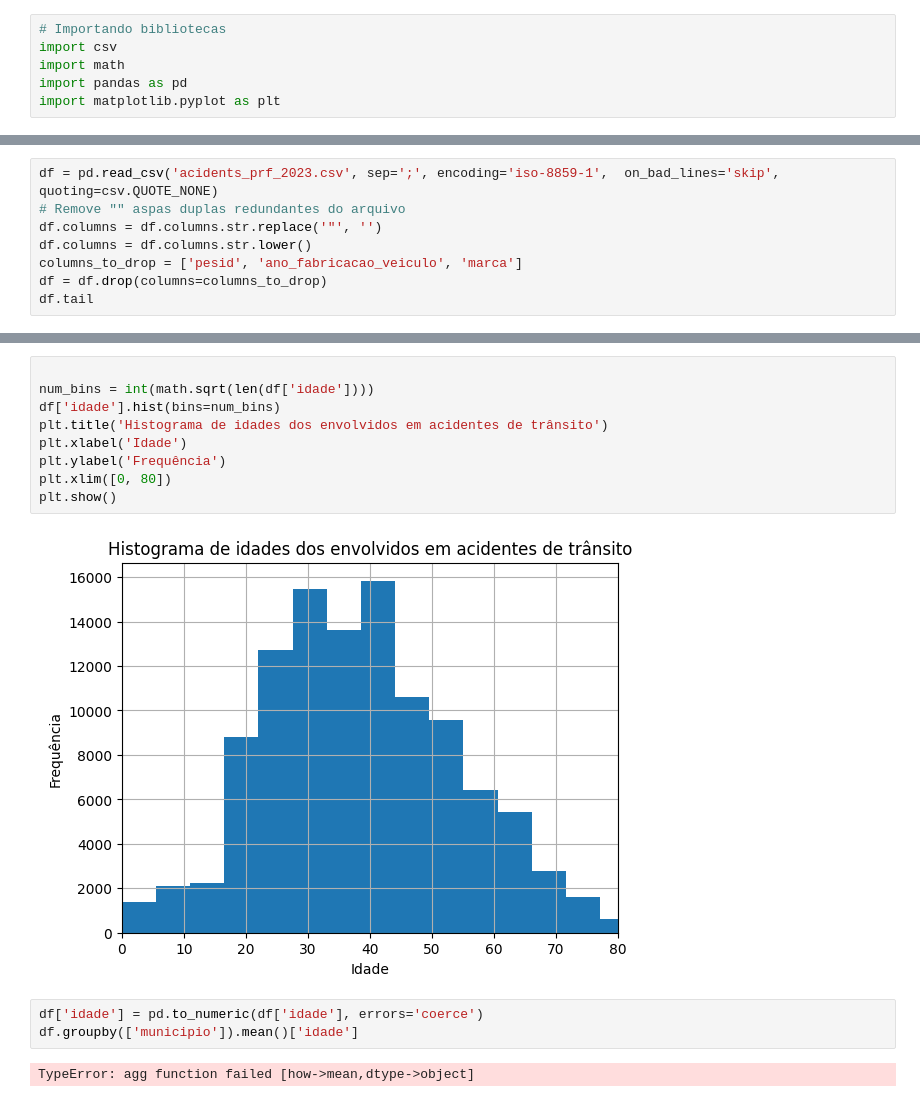
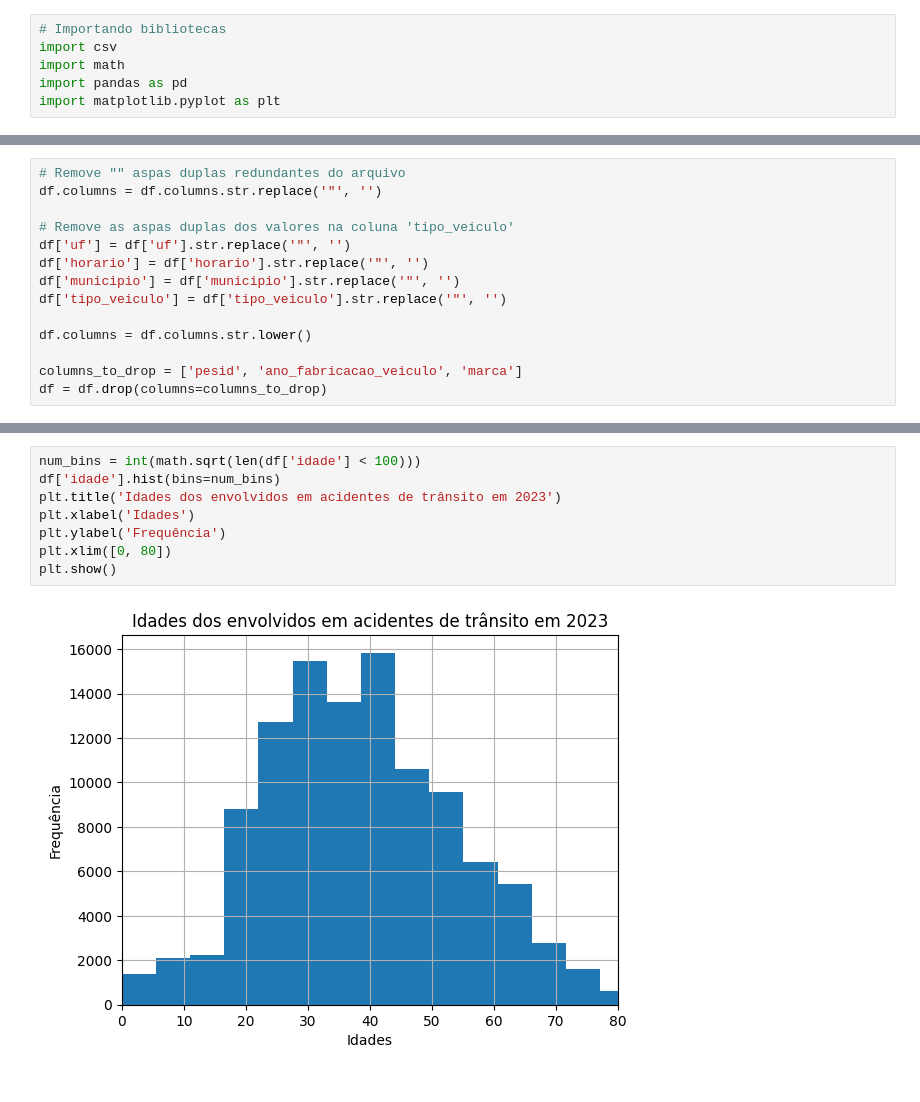
Before and after one commit to yotta0/Projeto-Big-Data, a Jupyter notebook: aed_e_ml.ipynb, the cells around one changed output, grey strips where cells are left out. Cells and saved outputs as stored; diff of their text form.

Commit message:
feat(back-end): updated exploratory data with more cleaner in dataset and added more graphics

```diff
--- a/aed_e_ml.ipynb
+++ b/aed_e_ml.ipynb
@@ -35,8 +51,14 @@ import matplotlib.pyplot as plt
 # %%
-df = pd.read_csv('acidents_prf_2023.csv', sep=';', encoding='iso-8859-1',  on_bad_lines='skip', quoting=csv.QUOTE_NONE)
 # Remove "" aspas duplas redundantes do arquivo
 df.columns = df.columns.str.replace('"', '')
+
+# Remove as aspas duplas dos valores na coluna 'tipo_veiculo'
+df['uf'] = df['uf'].str.replace('"', '')
+df['horario'] = df['horario'].str.replace('"', '')
+df['municipio'] = df['municipio'].str.replace('"', '')
+df['tipo_veiculo'] = df['tipo_veiculo'].str.replace('"', '')
+
 df.columns = df.columns.str.lower()
+
 columns_to_drop = ['pesid', 'ano_fabricacao_veiculo', 'marca']
 df = df.drop(columns=columns_to_drop)
-df.tail
@@ -61,16 +65,10 @@ df.tail
 # %%
-
-num_bins = int(math.sqrt(len(df['idade'])))
+num_bins = int(math.sqrt(len(df['idade'] < 100)))
 df['idade'].hist(bins=num_bins)
-plt.title('Histograma de idades dos envolvidos em acidentes de trânsito')
-plt.xlabel('Idade')
+plt.title('Idades dos envolvidos em acidentes de trânsito em 2023')
+plt.xlabel('Idades')
 plt.ylabel('Frequência')
 plt.xlim([0, 80])
 plt.show()
 # %% [output]
-[figure, old version]
+[figure, new version]
-# %%
-df['idade'] = pd.to_numeric(df['idade'], errors='coerce')
-df.groupby(['municipio']).mean()['idade']
-# %% [output]
-TypeError: agg function failed [how->mean,dtype->object]
```
Also changed, not shown: parts of 12 cells of this notebook.
